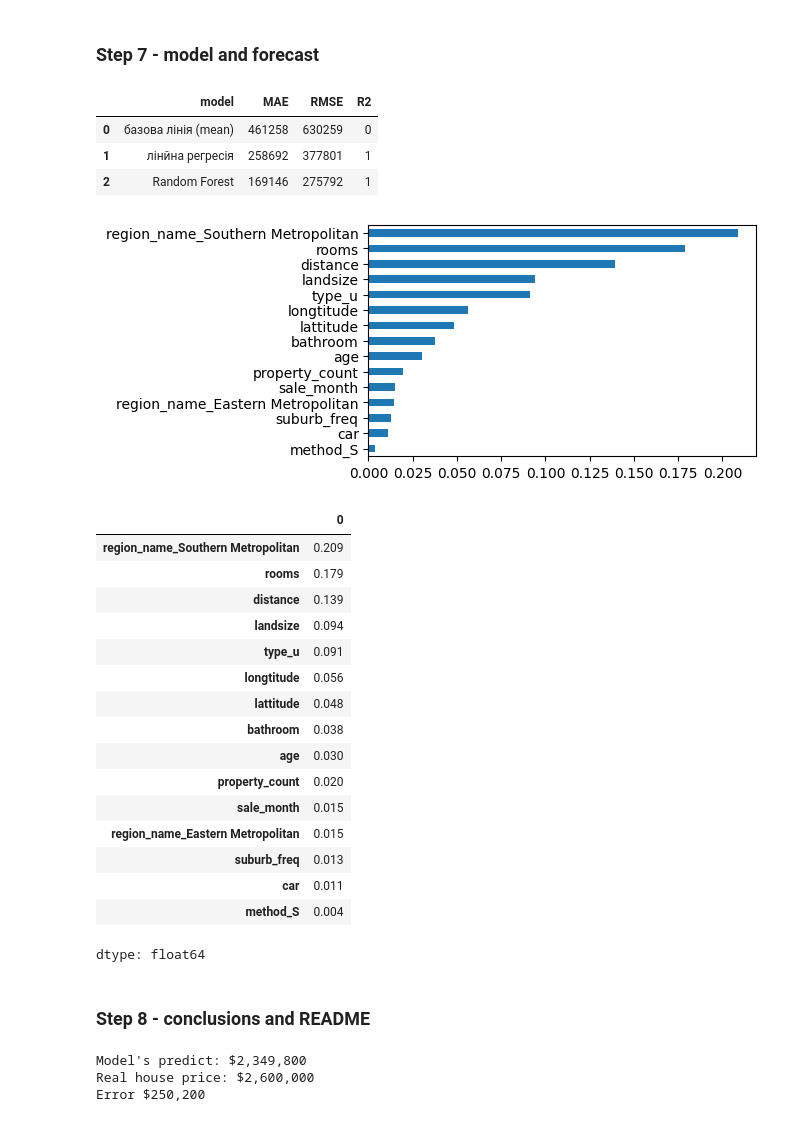
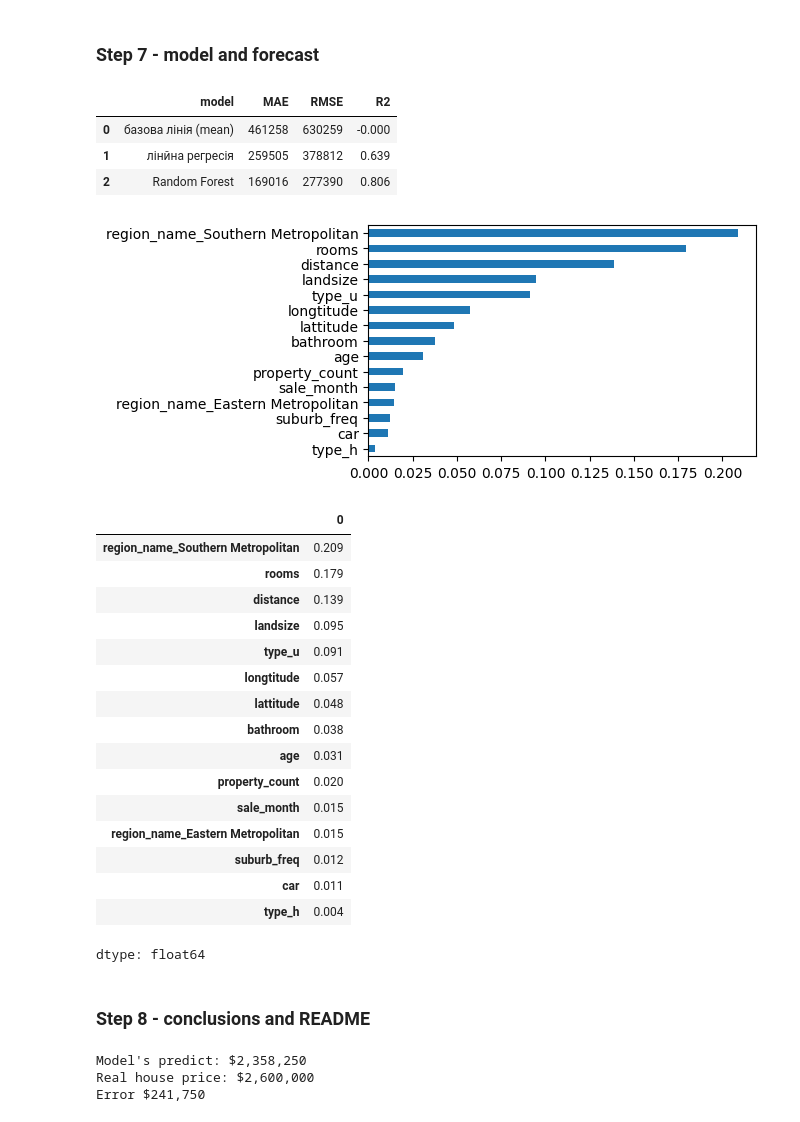
Before and after one commit to zzzer0-wav/Melbourne_Housing, a Jupyter notebook: notebooks/melbourne_housing.ipynb, the cells around one changed output. Cells and saved outputs as stored; diff of their text form; code cells hidden in the pictures.

```diff
--- a/notebooks/melbourne_housing.ipynb
+++ b/notebooks/melbourne_housing.ipynb
@@ -9,7 +9,7 @@ import numpy as np
 import pandas as pd
 import matplotlib.pyplot as plt
 # %%
-FILE_IN = 'https://raw.githubusercontent.com/zzzer0-wav/Melbourne_Housing/refs/heads/main/data/dirty_melb_data.csv'
+FILE_IN = 'https://raw.githubusercontent.com/zzzer0-wav/Melbourne_Housing/refs/heads/main/data/melb_data.csv'
 FILE_OUT = 'clean_melb_data'
 df_origin = pd.read_csv(FILE_IN)
 df = df_origin.copy()
@@ -198,12 +198,6 @@ clean.shape
 (13580, 21)
 # %% [markdown]
 After deleting 0 values in build area I found more weird min values from 1 to 15. Even smallest apartment cant be smaller then 15 m². So swaping values 0-14 to nan is good decision for analysis.
-# %%
-# replacing missing values (with pct < 30%)
-
-clean['car'] = clean['car'].fillna(clean['car'].median())
-# %%
-clean['council_area'] = clean['council_area'].fillna(clean['council_area'].mode()[0])
 # %%
 missing = clean.isna().sum()
 missing_pct = round(clean.isna().mean() * 100, 2)
@@ -353,9 +347,6 @@ for col in columns:
     fe[f'has_{col}'] = fe[col].notna().astype(int)
 # or fe['has_buildingarea'] = fe['building_area'].notna().astype(int)
 
-# Coding suburb
-fe['suburb_freq'] = fe['suburb'].map(fe['suburb'].value_counts())
-
 # Deleting useless
 drop_cols = ['bedroom2', 'address', 'seller_g', 'suburb', 'postcode', 'date', 'year_built', 'building_area']
 fe = fe.drop(columns=drop_cols)
@@ -428,37 +420,37 @@ from sklearn.metrics import mean_absolute_error, mean_squared_error, r2_score
 
 # Small function that teach model and print metrics
 def evaluate(model, name):
   pipe = Pipeline([
       ('prep', preprocess),
       ('model', model)
   ])
   pipe.fit(X_train, y_train)
   pred = pipe.predict(X_test)
   return pipe, {
       'model':name,
       'MAE':round(mean_absolute_error(y_test, pred)),
       'RMSE':round(np.sqrt(mean_squared_error(y_test, pred))),
-      'R2':round(r2_score(y_test, pred))
+      'R2':round(r2_score(y_test, pred), 3)
   }
 
 # Calling evaluate
 _, r0 = evaluate(DummyRegressor(strategy='mean'), 'базова лiнiя (mean)')
 _, r1 = evaluate(LinearRegression(), 'лiнйна регресiя')
 rf_pipe, r2 = evaluate(
     RandomForestRegressor(
         n_estimators=50,
         random_state=RANDOM_STATE,
         n_jobs=-1
     ),
     'Random Forest'
 )
 
 pd.DataFrame([r0, r1, r2])
 # %% [output]
 |  | model | MAE | RMSE | R2 |
-| 0 | базова лiнiя (mean) | 461258 | 630259 | 0 |
-| 1 | лiнйна регресiя | 258692 | 377801 | 1 |
-| 2 | Random Forest | 169146 | 275792 | 1 |
+| 0 | базова лiнiя (mean) | 461258 | 630259 | -0.000 |
+| 1 | лiнйна регресiя | 259505 | 378812 | 0.639 |
+| 2 | Random Forest | 169016 | 277390 | 0.806 |
 # %%
 ohe_names = rf_pipe.named_steps['prep'].named_transformers_['cat'] \
             .named_steps['ohe'].get_feature_names_out(cat_cols)
@@ -473,23 +465,23 @@ plt.show()
 
 imp.round(3)
 # %% [output]
-[figure, old version]
+[figure, new version]
 |  | 0 |
 | region_name_Southern Metropolitan | 0.209 |
 | rooms | 0.179 |
 | distance | 0.139 |
-| landsize | 0.094 |
+| landsize | 0.095 |
 | type_u | 0.091 |
-| longtitude | 0.056 |
+| longtitude | 0.057 |
 | lattitude | 0.048 |
 | bathroom | 0.038 |
-| age | 0.030 |
+| age | 0.031 |
 | property_count | 0.020 |
 | sale_month | 0.015 |
 | region_name_Eastern Metropolitan | 0.015 |
-| suburb_freq | 0.013 |
+| suburb_freq | 0.012 |
 | car | 0.011 |
-| method_S | 0.004 |
+| type_h | 0.004 |
 dtype: float64
 # %% [markdown]
 ### Step 8 - conclusions and README
@@ -515,6 +507,6 @@ print(f"Model's predict: ${predicted_price:,.0f}")
 print(f"Real house price: ${real_price:,.0f}")
 print(f"Error ${abs(predicted_price - real_price):,.0f}")
 # %% [output]
-Model's predict: $2,349,800
+Model's predict: $2,358,250
 Real house price: $2,600,000
-Error $250,200
+Error $241,750
```
Also changed, not shown: parts of 4 cells of this notebook.
